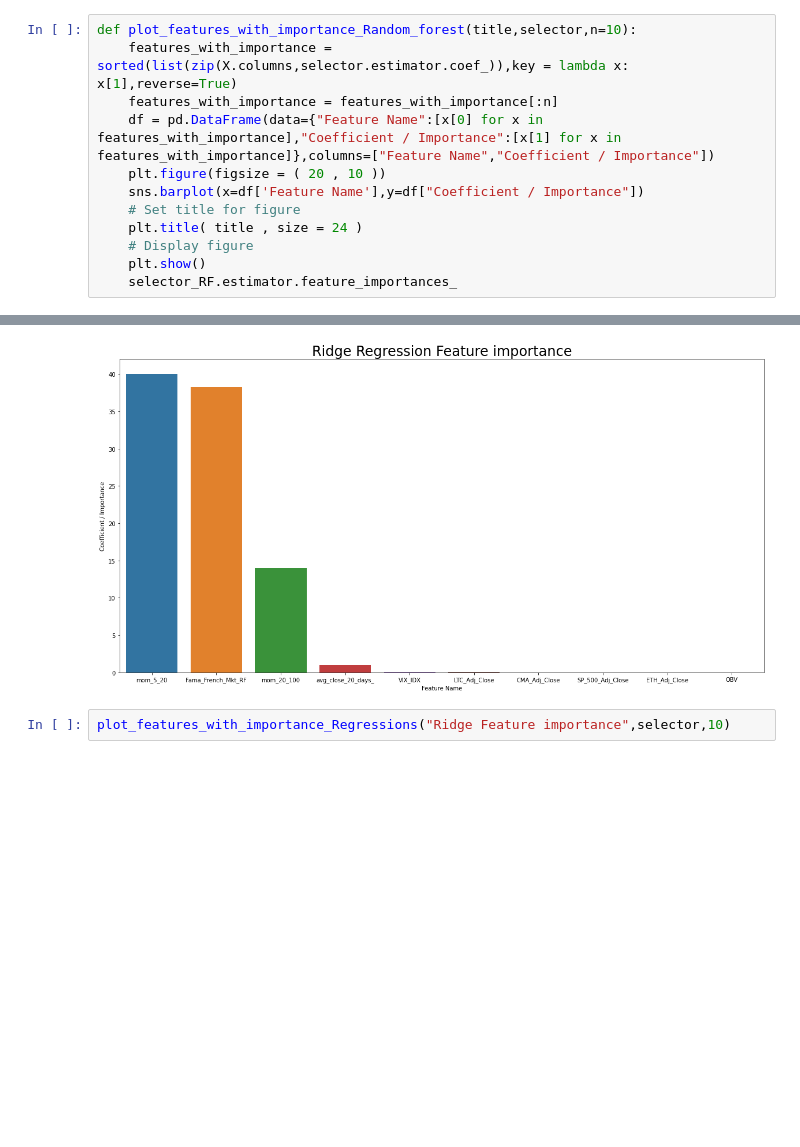
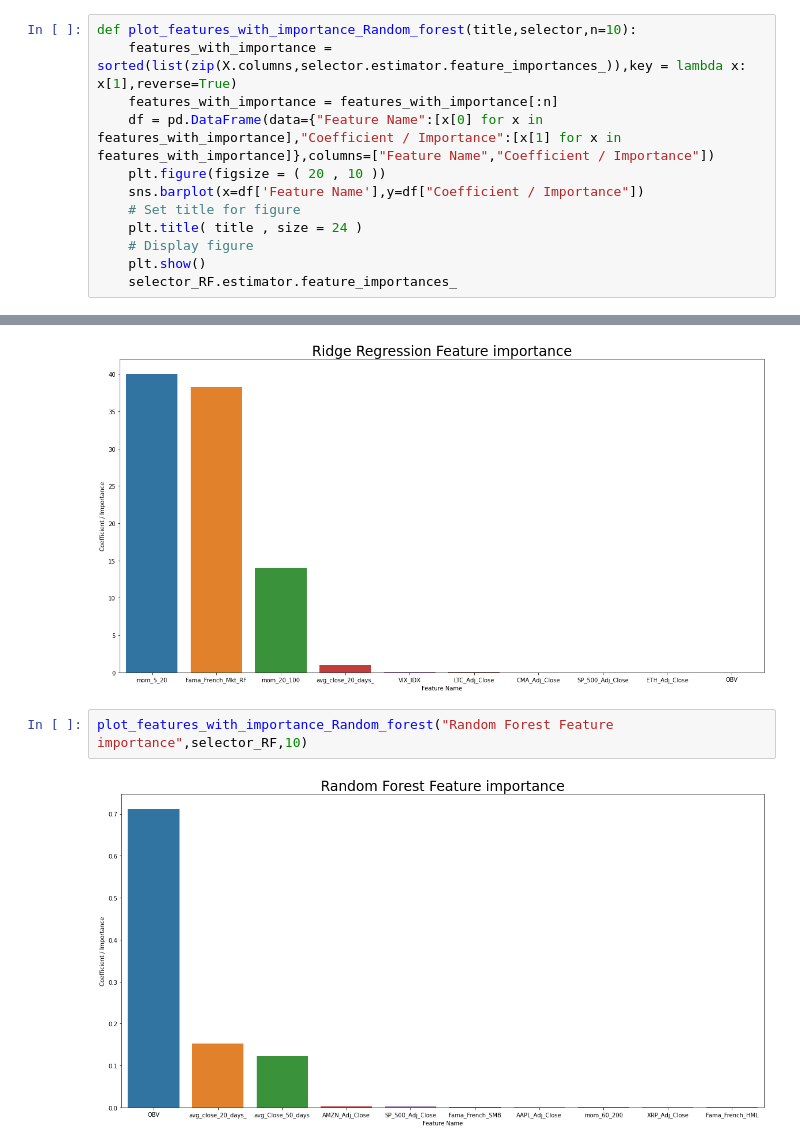
Before and after one commit to Ekoxier/INFO7374-MLFIN-Final, a Jupyter notebook: Project/2- Feature Selection - Tesla.ipynb, the cells around one changed output, grey strips where cells are left out. Saved outputs shown, nothing was run; the diff lists cells and outputs as text; blank space fills up the shorter version.

Commit message:
Added plots correction

```diff
--- a/Project/2- Feature Selection - Tesla.ipynb
+++ b/Project/2- Feature Selection - Tesla.ipynb
@@ -277,7 +277,7 @@ def plot_features_with_importance_Regressions(title,selector,n=10):
     plt.show()
 # %%
 def plot_features_with_importance_Random_forest(title,selector,n=10):
-    features_with_importance = sorted(list(zip(X.columns,selector.estimator.coef_)),key = lambda x: x[1],reverse=True)
+    features_with_importance = sorted(list(zip(X.columns,selector.estimator.feature_importances_)),key = lambda x: x[1],reverse=True)
     features_with_importance = features_with_importance[:n]
     df = pd.DataFrame(data={"Feature Name":[x[0] for x in features_with_importance],"Coefficient / Importance":[x[1] for x in features_with_importance]},columns=["Feature Name","Coefficient / Importance"])
     plt.figure(figsize = ( 20 , 10 ))
@@ -296,4 +296,6 @@ plot_features_with_importance_Regressions("Ridge Regression Feature importance",
 # %% [output]
 [figure]
 # %%
-plot_features_with_importance_Regressions("Ridge Feature importance",selector,10)
+plot_features_with_importance_Random_forest("Random Forest Feature importance",selector_RF,10)
+# %% [output]
+[figure, added]
```
Also changed, not shown: parts of 1 cell of this notebook.
